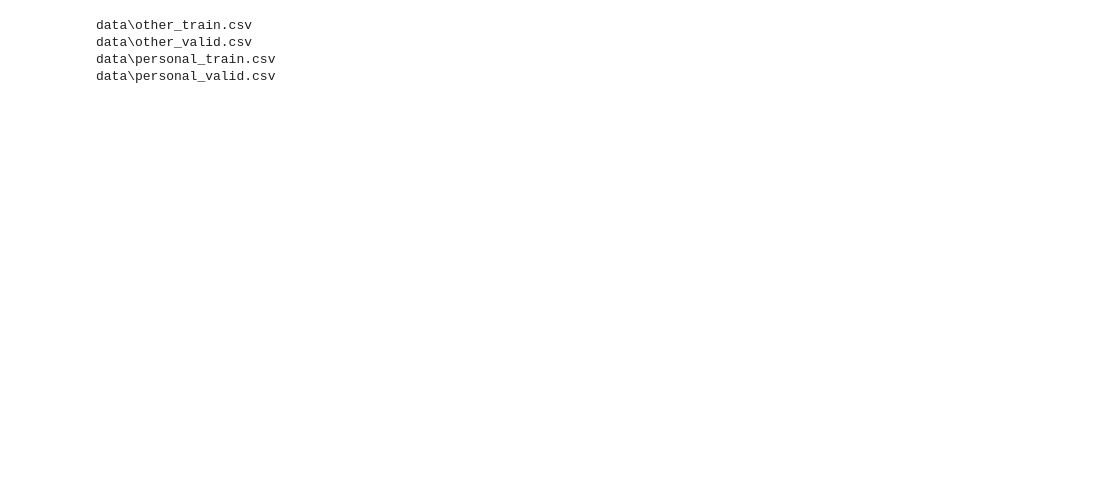
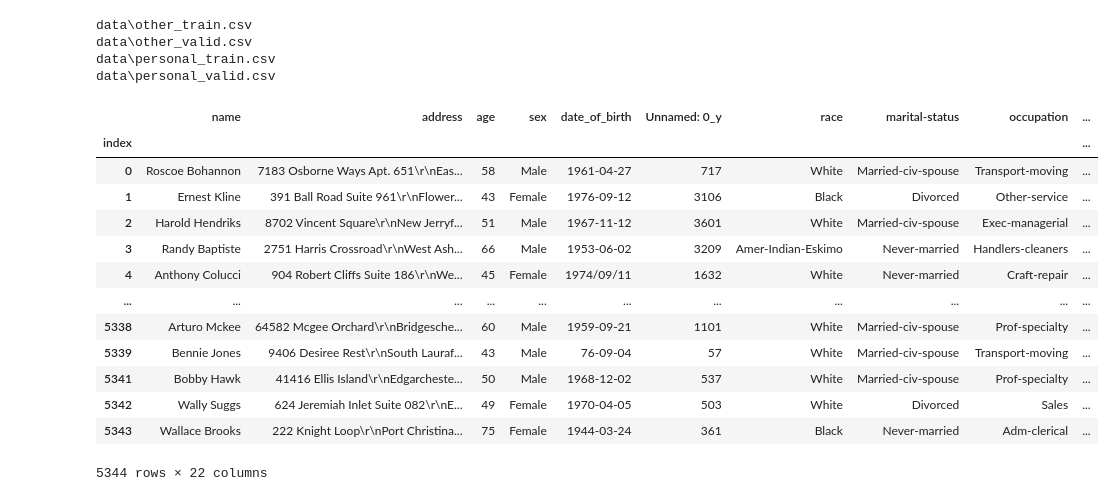
Before and after one commit to martinkukucka/IAU_Projekt, a Jupyter notebook: Projekt/projekt.ipynb, the cells around one changed output. Saved outputs shown, nothing was run; the diff lists cells and outputs as text; code cells hidden in the pictures; blank space fills up the shorter version.

```diff
--- a/Projekt/projekt.ipynb
+++ b/Projekt/projekt.ipynb
@@ -308,0 +317,4 @@ df_merged2
+# %%
+df_merged2 = df_merged2.rename(columns={'Unnamed: 0_x': 'index',})
+df_merged2['index'] = df_merged2['index'] + df_merged1.shape[0]
+df_merged2['index']
@@ -308,0 +334,6 @@ df_merged2
+# %%
+df_merged = df_merged1.merge(df_merged2, how='outer')
+
+# df_merged = df_merged.rename(columns={'Unnamed: 0_x': 'index',})
+# df_merged = df_merged.drop('Unnamed: 0_y', 1)
+df_merged
@@ -315,3 +360,21 @@ data\other_train.csv
 data\other_valid.csv
 data\personal_train.csv
 data\personal_valid.csv
+# %%
+df_merged.set_index('index', inplace=True)
+df_merged
+# %% [output]
+|  | name | address | age | sex | date_of_birth | Unnamed: 0_y | race | marital-status | occupation | ... |
+| index |  |  |  |  |  |  |  |  |  | ... |
+| 0 | Roscoe Bohannon | 7183 Osborne Ways Apt. 651\r\nEas... | 58 | Male | 1961-04-27 | 717 | White | Married-civ-spouse | Transport-moving | ... |
+| 1 | Ernest Kline | 391 Ball Road Suite 961\r\nFlower... | 43 | Female | 1976-09-12 | 3106 | Black | Divorced | Other-service | ... |
+| 2 | Harold Hendriks | 8702 Vincent Square\r\nNew Jerryf... | 51 | Male | 1967-11-12 | 3601 | White | Married-civ-spouse | Exec-managerial | ... |
+| 3 | Randy Baptiste | 2751 Harris Crossroad\r\nWest Ash... | 66 | Male | 1953-06-02 | 3209 | Amer-Indian-Eskimo | Never-married | Handlers-cleaners | ... |
+| 4 | Anthony Colucci | 904 Robert Cliffs Suite 186\r\nWe... | 45 | Female | 1974/09/11 | 1632 | White | Never-married | Craft-repair | ... |
+| ... | ... | ... | ... | ... | ... | ... | ... | ... | ... | ... |
+| 5338 | Arturo Mckee | 64582 Mcgee Orchard\r\nBridgesche... | 60 | Male | 1959-09-21 | 1101 | White | Married-civ-spouse | Prof-specialty | ... |
+| 5339 | Bennie Jones | 9406 Desiree Rest\r\nSouth Lauraf... | 43 | Male | 76-09-04 | 57 | White | Married-civ-spouse | Transport-moving | ... |
+| 5341 | Bobby Hawk | 41416 Ellis Island\r\nEdgarcheste... | 50 | Male | 1968-12-02 | 537 | White | Married-civ-spouse | Prof-specialty | ... |
+| 5342 | Wally Suggs | 624 Jeremiah Inlet Suite 082\r\nE... | 49 | Female | 1970-04-05 | 503 | White | Divorced | Sales | ... |
+| 5343 | Wallace Brooks | 222 Knight Loop\r\nPort Christina... | 75 | Female | 1944-03-24 | 361 | Black | Never-married | Adm-clerical | ... |
+5344 rows × 22 columns
```
Also changed, not shown: parts of 5 cells of this notebook, 3 other files.
